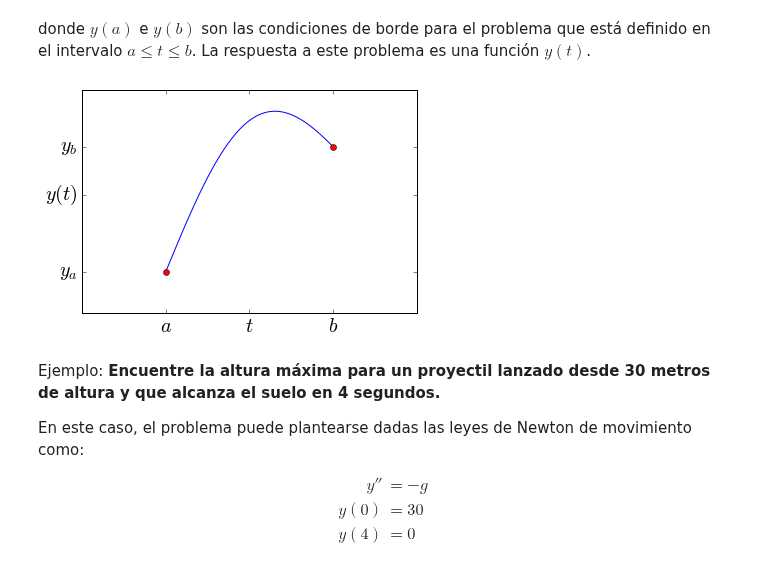
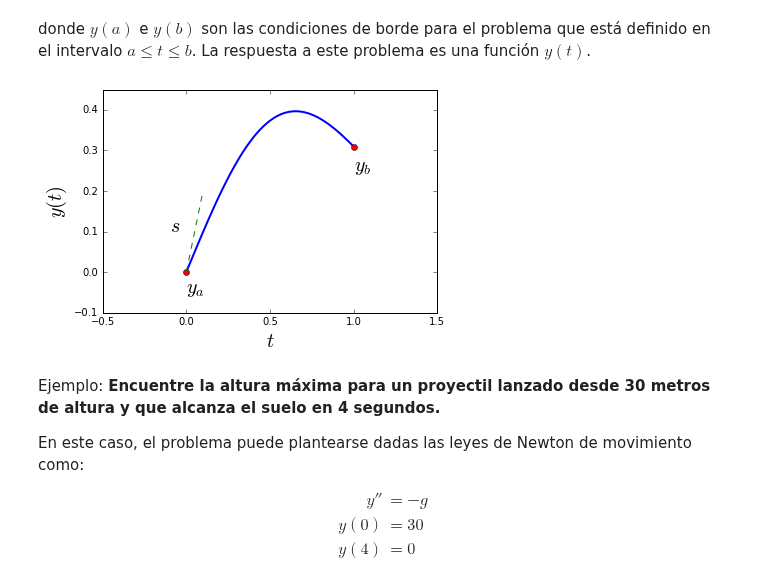
Before and after one commit to asazo/CC2, a Jupyter notebook: bvp.ipynb, the cells around one changed output. Saved outputs shown, nothing was run; the diff lists cells and outputs as text; code cells hidden in the pictures.

Commit message:
Better plots

```diff
--- a/bvp.ipynb
+++ b/bvp.ipynb
@@ -12,23 +12,27 @@ import numpy as np
 import matplotlib.pyplot as plt
 import matplotlib
 # %%
-# Un ejemplo de función solución con condiciones de borde marcadas...
+# Un ejemplo de función solución con condiciones de borde marcadas y pendiente s
 def y(x):
     return np.exp(-x**2)*np.sin(x)
 xx = np.linspace(0, 1, 100)
 yy = y(xx)
-plt.plot(xx,yy)
-plt.plot(0,0,'ro')
-plt.plot(1,y(1),'ro')
+plt.plot(xx,yy, lw=2)
+plt.plot([0, 1] , [y(0), y(1)], 'ro')
+plt.plot(np.linspace(0,0.1,10), np.linspace(0, 0.2, 10), 'g--')
+plt.text(-0.1, 0.1, "$s$", fontsize=20)
+plt.text(0, -0.05, "$y_a$", fontsize=20)
+plt.text(1, 0.25, "$y_b$", fontsize=20)
 plt.xlim(-0.5, 1.5)
 plt.ylim(-0.1, 0.45)
-labels = ["$a$", "$t$", "$b$"]
-labels2 = ["$y_a$", "$y(t)$", "$y_b$"]
-plt.xticks([0, 0.5, 1], labels, fontsize=20)
-plt.yticks([0, y(0.2) ,y(1)], labels2, fontsize=20)
+plt.xlabel("$t$", fontsize=20)
+plt.ylabel("$y(t)$", fontsize=20)
+#labels2 = ["$y_a$", "$y(t)$", "$y_b$"]
+#plt.xticks([0, 0.5, 1], labels, fontsize=20)
+#plt.yticks([0, y(0.2) ,y(1)], labels2, fontsize=20)
 plt.show()
 # %% [output]
-[figure, old version]
+[figure, new version]
 # %% [markdown]
 Ejemplo: **Encuentre la altura máxima para un proyectil lanzado desde 30 metros de altura y que alcanza el suelo en 4 segundos.**
 
```
